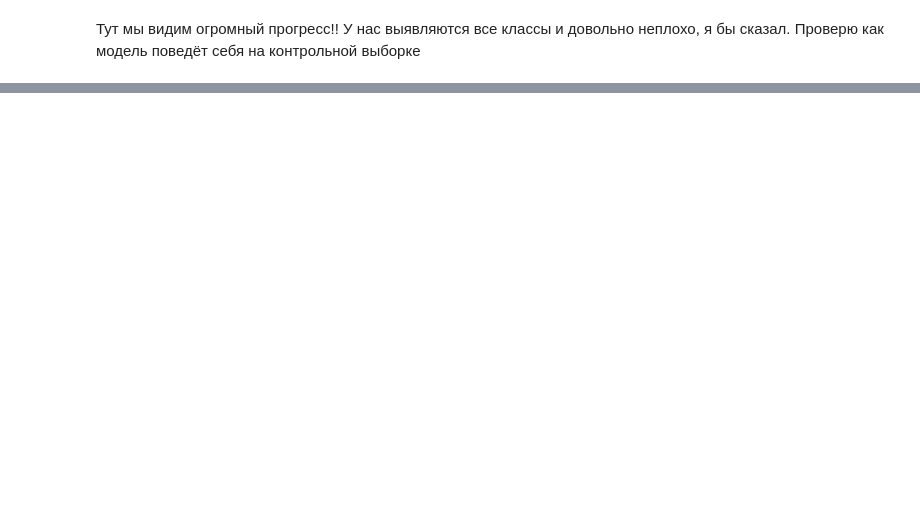
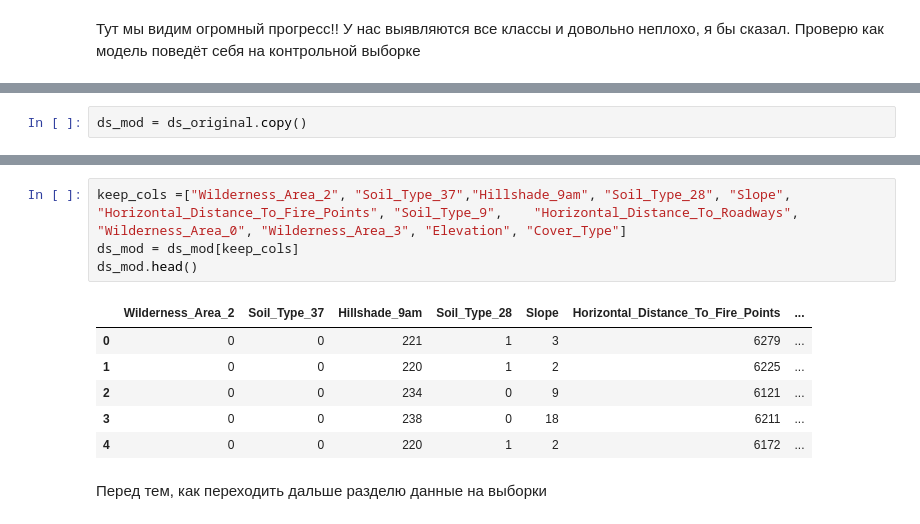
Before and after one commit to KorolevIvanMi/ML, a Jupyter notebook: labs/lab2.ipynb, the cells around one changed output, grey strips where cells are left out. Cells and saved outputs as stored; diff of their text form; blank space fills up the shorter version.

```diff
--- a/labs/lab2.ipynb
+++ b/labs/lab2.ipynb
@@ -711,0 +1079,2 @@ for  f1 in f1_per_class:
+# %%
+ds_mod = ds_original.copy()
@@ -711,0 +1124,13 @@ for  f1 in f1_per_class:
+# %%
+keep_cols =["Wilderness_Area_2", "Soil_Type_37","Hillshade_9am", "Soil_Type_28", "Slope", "Horizontal_Distance_To_Fire_Points", "Soil_Type_9",	"Horizontal_Distance_To_Roadways",	"Wilderness_Area_0", "Wilderness_Area_3", "Elevation", "Cover_Type"]
+ds_mod = ds_mod[keep_cols]
+ds_mod.head()
+# %% [output]
+|  | Wilderness_Area_2 | Soil_Type_37 | Hillshade_9am | Soil_Type_28 | Slope | Horizontal_Distance_To_Fire_Points | ... |
+| 0 | 0 | 0 | 221 | 1 | 3 | 6279 | ... |
+| 1 | 0 | 0 | 220 | 1 | 2 | 6225 | ... |
+| 2 | 0 | 0 | 234 | 0 | 9 | 6121 | ... |
+| 3 | 0 | 0 | 238 | 0 | 18 | 6211 | ... |
+| 4 | 0 | 0 | 220 | 1 | 2 | 6172 | ... |
+# %% [markdown]
+Перед тем, как переходить дальше разделю данные на выборки
```
Also changed, not shown: parts of 63 cells of this notebook, 3 other files.
